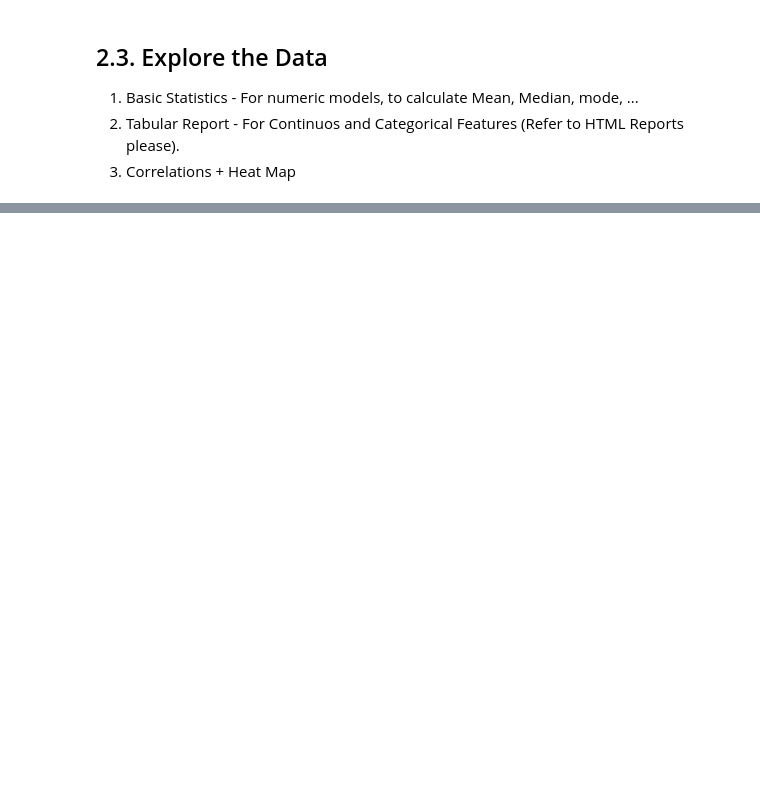
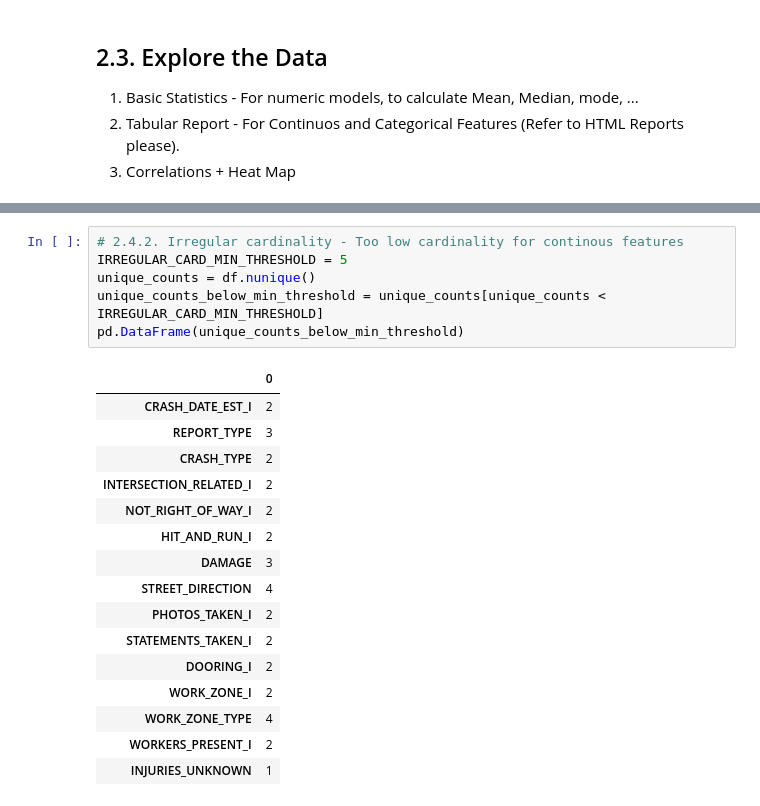
Before and after one commit to mm-khiet/project_dal, a Jupyter notebook: injury_prediction.ipynb, the cells around one changed output, grey strips where cells are left out. Cells and saved outputs as stored; diff of their text form; blank space fills up the shorter version.

```diff
--- a/injury_prediction.ipynb
+++ b/injury_prediction.ipynb
@@ -172,0 +260,23 @@ completeness_report
+# %%
+# 2.4.2. Irregular cardinality - Too low cardinality for continous features
+IRREGULAR_CARD_MIN_THRESHOLD = 5
+unique_counts = df.nunique()
+unique_counts_below_min_threshold = unique_counts[unique_counts < IRREGULAR_CARD_MIN_THRESHOLD]
+pd.DataFrame(unique_counts_below_min_threshold)
+# %% [output]
+|  | 0 |
+| CRASH_DATE_EST_I | 2 |
+| REPORT_TYPE | 3 |
+| CRASH_TYPE | 2 |
+| INTERSECTION_RELATED_I | 2 |
+| NOT_RIGHT_OF_WAY_I | 2 |
+| HIT_AND_RUN_I | 2 |
+| DAMAGE | 3 |
+| STREET_DIRECTION | 4 |
+| PHOTOS_TAKEN_I | 2 |
+| STATEMENTS_TAKEN_I | 2 |
+| DOORING_I | 2 |
+| WORK_ZONE_I | 2 |
+| WORK_ZONE_TYPE | 4 |
+| WORKERS_PRESENT_I | 2 |
+| INJURIES_UNKNOWN | 1 |
```
Also changed, not shown: parts of 38 cells of this notebook, 1 other file.
